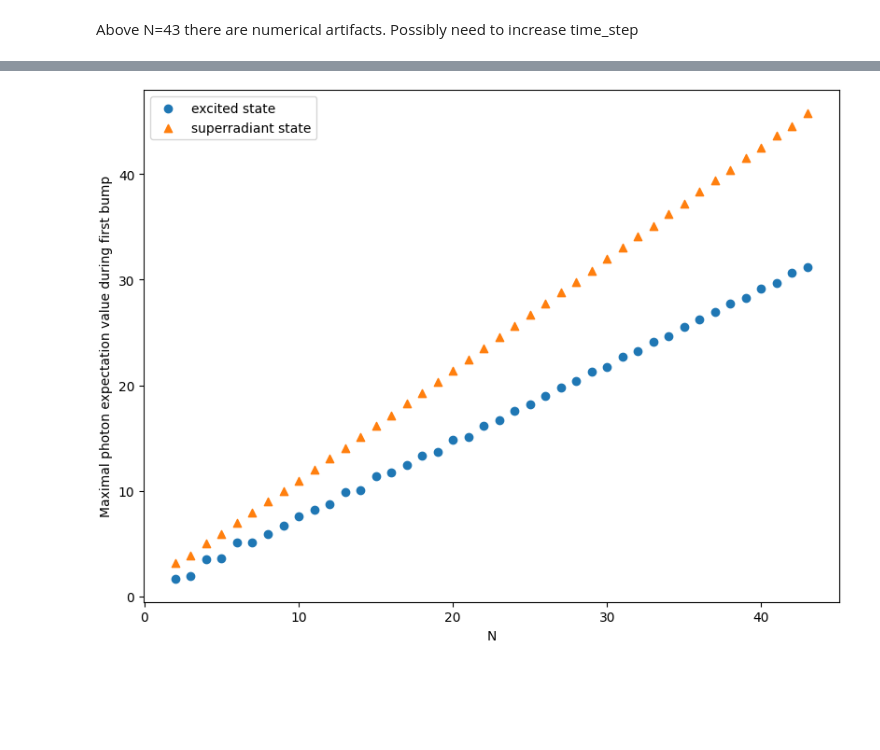
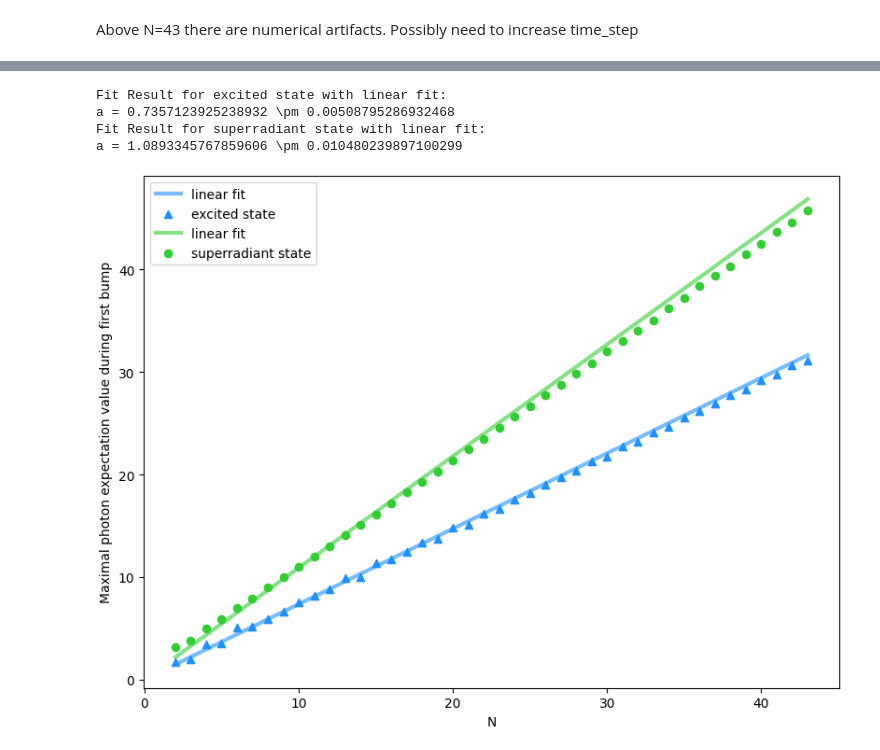
Before and after one commit to LeonhardRichter/CP2_hamiltonian_diagonalization, a Jupyter notebook: analysis_of_photon_count.ipynb, the cells around one changed output, grey strips where cells are left out. Drawn from its saved outputs; the diff is of its cells as text; code cells hidden in the pictures; blank space fills up the shorter version.

```diff
--- a/analysis_of_photon_count.ipynb
+++ b/analysis_of_photon_count.ipynb
@@ -400,12 +389,26 @@ for data in [data_excited, data_superradient]:
             max_in_first_bump = np.max(first_bump)
 
             res["first high"].append(max_in_first_bump)
-# %%
-fig_high_of_first_bump = plot_data_N_dependence(
-    [data_excited, data_superradient], "first high", max_N=43
-)
-# %% [output]
-[figure, removed]
+# %%
+fig_high_of_first_bump = plot_data_N_dependence(
+    [data_excited, data_superradient],
+    "first high",
+    max_N=43,
+    fit_function=linear,
+    initial_fit_parameters=(1,),
+)
+fig_high_of_first_bump.savefig(
+    "figures/fig_high_of_first_bump.pdf", pad_inches=0, format="pdf"
+)
+fig_high_of_first_bump.savefig(
+    "figures/fig_high_of_first_bump.svg", pad_inches=0, format="svg"
+)
+# %% [output]
+Fit Result for excited state with linear fit:
+a = 0.7357123925238932 \pm 0.00508795286932468
+Fit Result for superradiant state with linear fit:
+a = 1.0893345767859606 \pm 0.010480239897100299
+[figure, added]
 # %%
 # compute total slope of first bump
 for data in [data_excited, data_superradient]:
```
Also changed, not shown: parts of 14 cells of this notebook.
